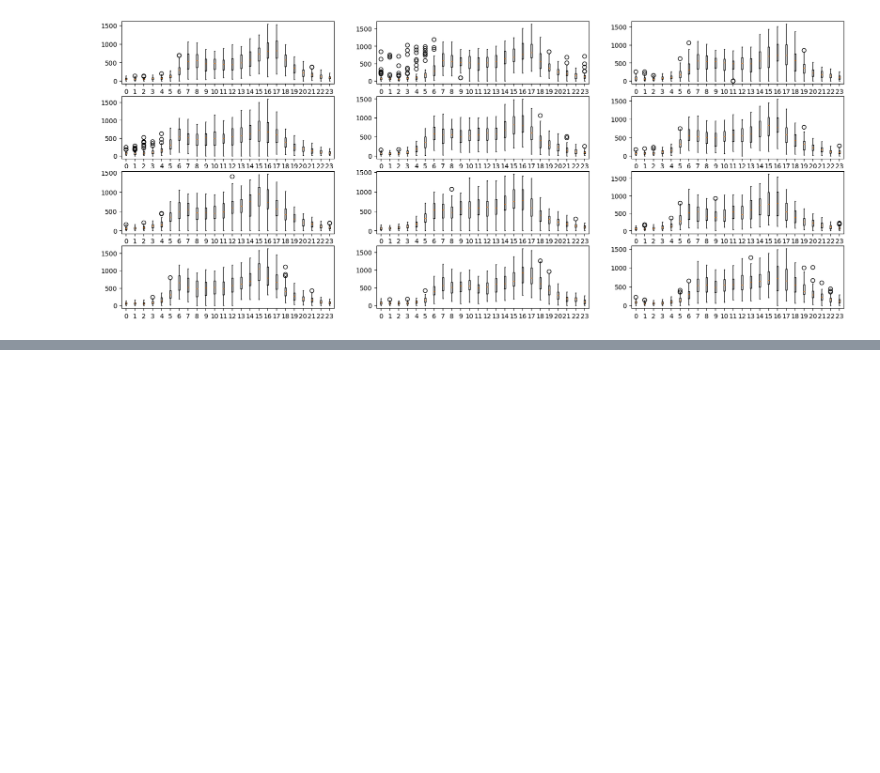
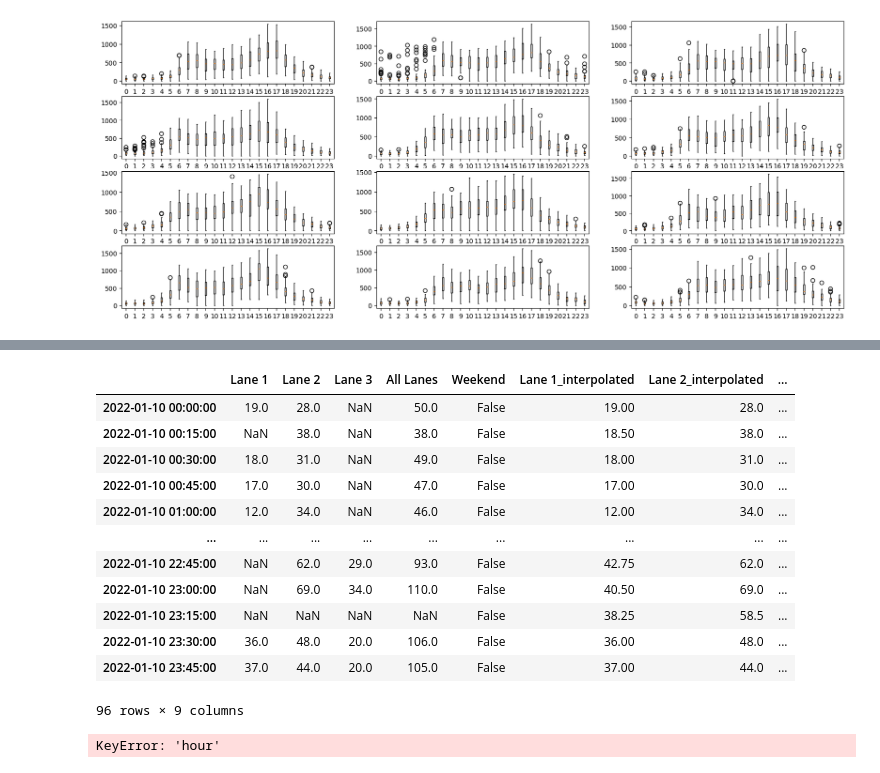
Before and after one commit to cmconlan/Adaptive_Traffic_Simulator, a Jupyter notebook: 1. EDA and Sensor Selection.ipynb, the cells around one changed output, grey strips where cells are left out. Cells and saved outputs as stored; diff of their text form; code cells hidden in the pictures; blank space fills up the shorter version.

```diff
--- a/1. EDA and Sensor Selection.ipynb
+++ b/1. EDA and Sensor Selection.ipynb
@@ -322,0 +440,20 @@ plt.show()
+# %%
+month_hour_data
+# %% [output]
+|  | Lane 1 | Lane 2 | Lane 3 | All Lanes | Weekend | Lane 1_interpolated | Lane 2_interpolated | ... |
+| 2022-01-10 00:00:00 | 19.0 | 28.0 | NaN | 50.0 | False | 19.00 | 28.0 | ... |
+| 2022-01-10 00:15:00 | NaN | 38.0 | NaN | 38.0 | False | 18.50 | 38.0 | ... |
+| 2022-01-10 00:30:00 | 18.0 | 31.0 | NaN | 49.0 | False | 18.00 | 31.0 | ... |
+| 2022-01-10 00:45:00 | 17.0 | 30.0 | NaN | 47.0 | False | 17.00 | 30.0 | ... |
+| 2022-01-10 01:00:00 | 12.0 | 34.0 | NaN | 46.0 | False | 12.00 | 34.0 | ... |
+| ... | ... | ... | ... | ... | ... | ... | ... | ... |
+| 2022-01-10 22:45:00 | NaN | 62.0 | 29.0 | 93.0 | False | 42.75 | 62.0 | ... |
+| 2022-01-10 23:00:00 | NaN | 69.0 | 34.0 | 110.0 | False | 40.50 | 69.0 | ... |
+| 2022-01-10 23:15:00 | NaN | NaN | NaN | NaN | False | 38.25 | 58.5 | ... |
+| 2022-01-10 23:30:00 | 36.0 | 48.0 | 20.0 | 106.0 | False | 36.00 | 48.0 | ... |
+| 2022-01-10 23:45:00 | 37.0 | 44.0 | 20.0 | 105.0 | False | 37.00 | 44.0 | ... |
+96 rows × 9 columns
+# %%
+month_hour_data.groupby('hour')
+# %% [output]
+KeyError: 'hour'
```
Also changed, not shown: parts of 13 cells of this notebook.
